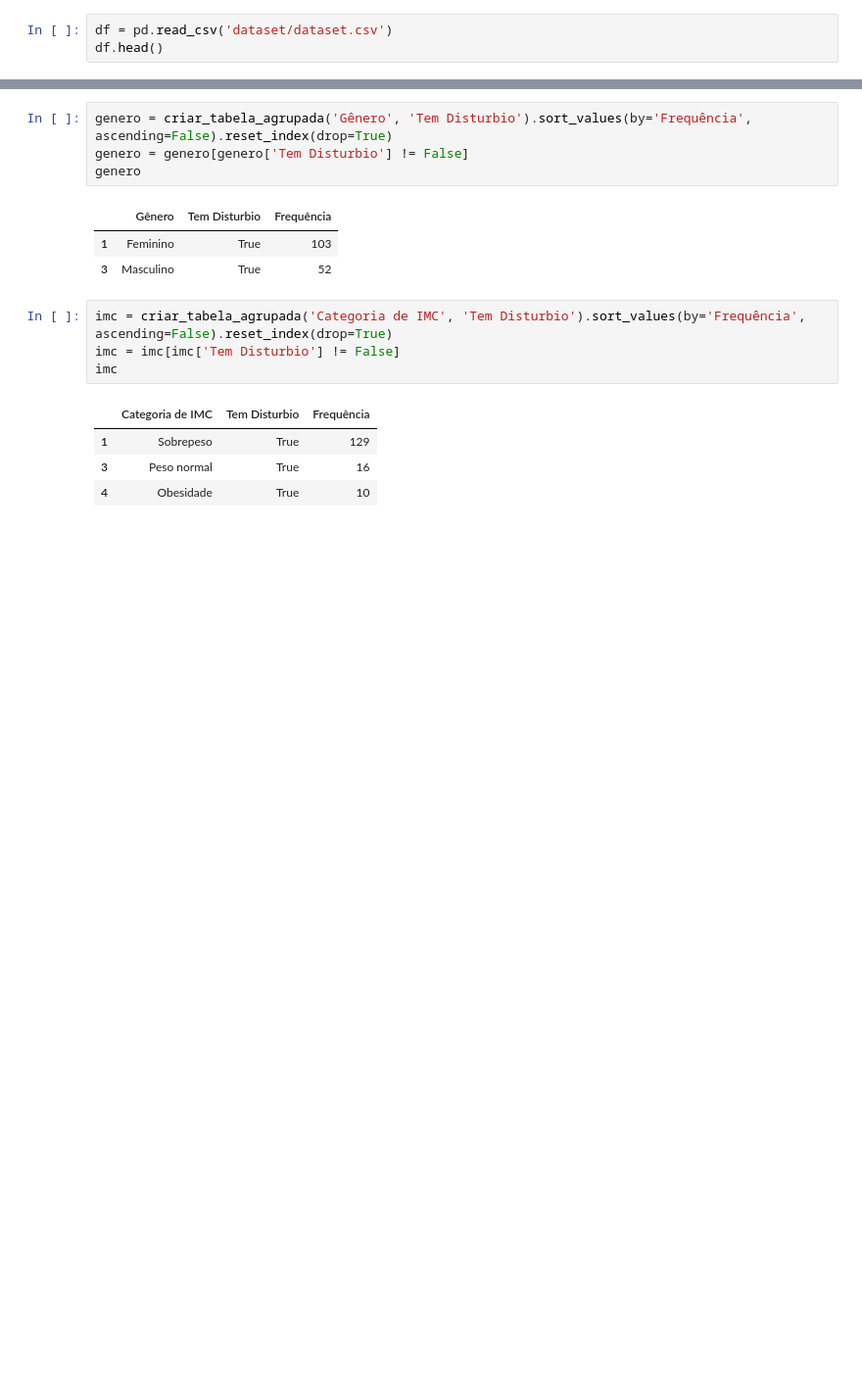
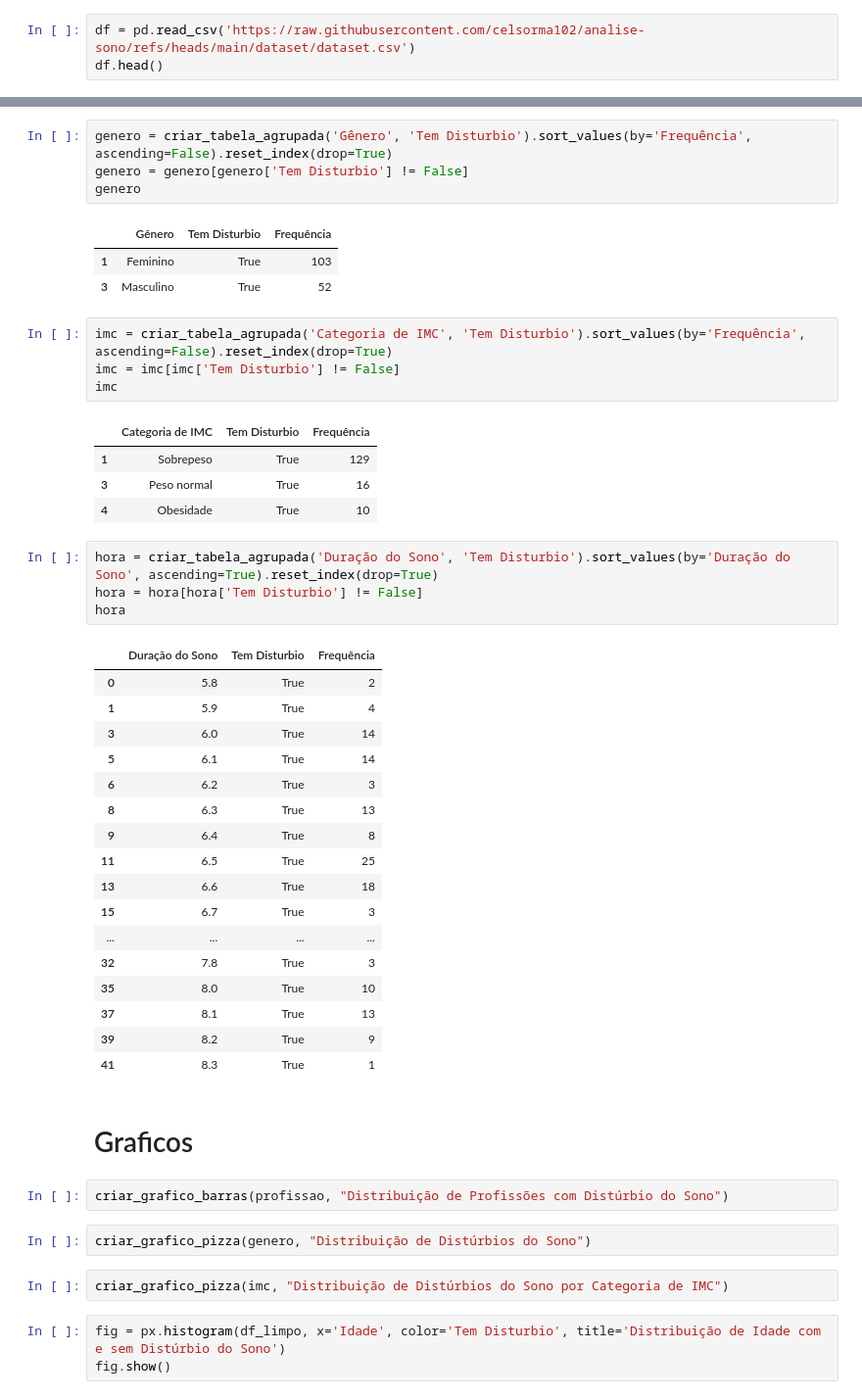
Before and after one commit to celsorma102/analise-sono, a Jupyter notebook: analise.ipynb, the cells around one changed output, grey strips where cells are left out. Shown at 98% size. Drawn from its saved outputs; the diff is of its cells as text; blank space fills up the shorter version.

Commit message:
Commit 2: Analises e Graficos

```diff
--- a/analise.ipynb
+++ b/analise.ipynb
@@ -4,7 +4,7 @@
 import pandas as pd
 import plotly.express as px
 # %%
-df = pd.read_csv('dataset/dataset.csv')
+df = pd.read_csv('https://raw.githubusercontent.com/celsorma102/analise-sono/refs/heads/main/dataset/dataset.csv')
 df.head()
 # %% [output]
 |  | Person ID | Gender | Age | Occupation | Sleep Duration | Quality of Sleep | Physical Activity Level | ... |
@@ -195,3 +215,36 @@ imc
 | 1 | Sobrepeso | True | 129 |
 | 3 | Peso normal | True | 16 |
 | 4 | Obesidade | True | 10 |
+# %%
+hora = criar_tabela_agrupada('Duração do Sono', 'Tem Disturbio').sort_values(by='Duração do Sono', ascending=True).reset_index(drop=True)
+hora = hora[hora['Tem Disturbio'] != False]
+hora
+# %% [output]
+|  | Duração do Sono | Tem Disturbio | Frequência |
+| 0 | 5.8 | True | 2 |
+| 1 | 5.9 | True | 4 |
+| 3 | 6.0 | True | 14 |
+| 5 | 6.1 | True | 14 |
+| 6 | 6.2 | True | 3 |
+| 8 | 6.3 | True | 13 |
+| 9 | 6.4 | True | 8 |
+| 11 | 6.5 | True | 25 |
+| 13 | 6.6 | True | 18 |
+| 15 | 6.7 | True | 3 |
+| ... | ... | ... | ... |
+| 32 | 7.8 | True | 3 |
+| 35 | 8.0 | True | 10 |
+| 37 | 8.1 | True | 13 |
+| 39 | 8.2 | True | 9 |
+| 41 | 8.3 | True | 1 |
+# %% [markdown]
+# Graficos
+# %%
+criar_grafico_barras(profissao, "Distribuição de Profissões com Distúrbio do Sono")
+# %%
+criar_grafico_pizza(genero, "Distribuição de Distúrbios do Sono")
+# %%
+criar_grafico_pizza(imc, "Distribuição de Distúrbios do Sono por Categoria de IMC")
+# %%
+fig = px.histogram(df_limpo, x='Idade', color='Tem Disturbio', title='Distribuição de Idade com e sem Distúrbio do Sono')
+fig.show()
```
Also changed, not shown: parts of 9 cells of this notebook, 1 other file.
